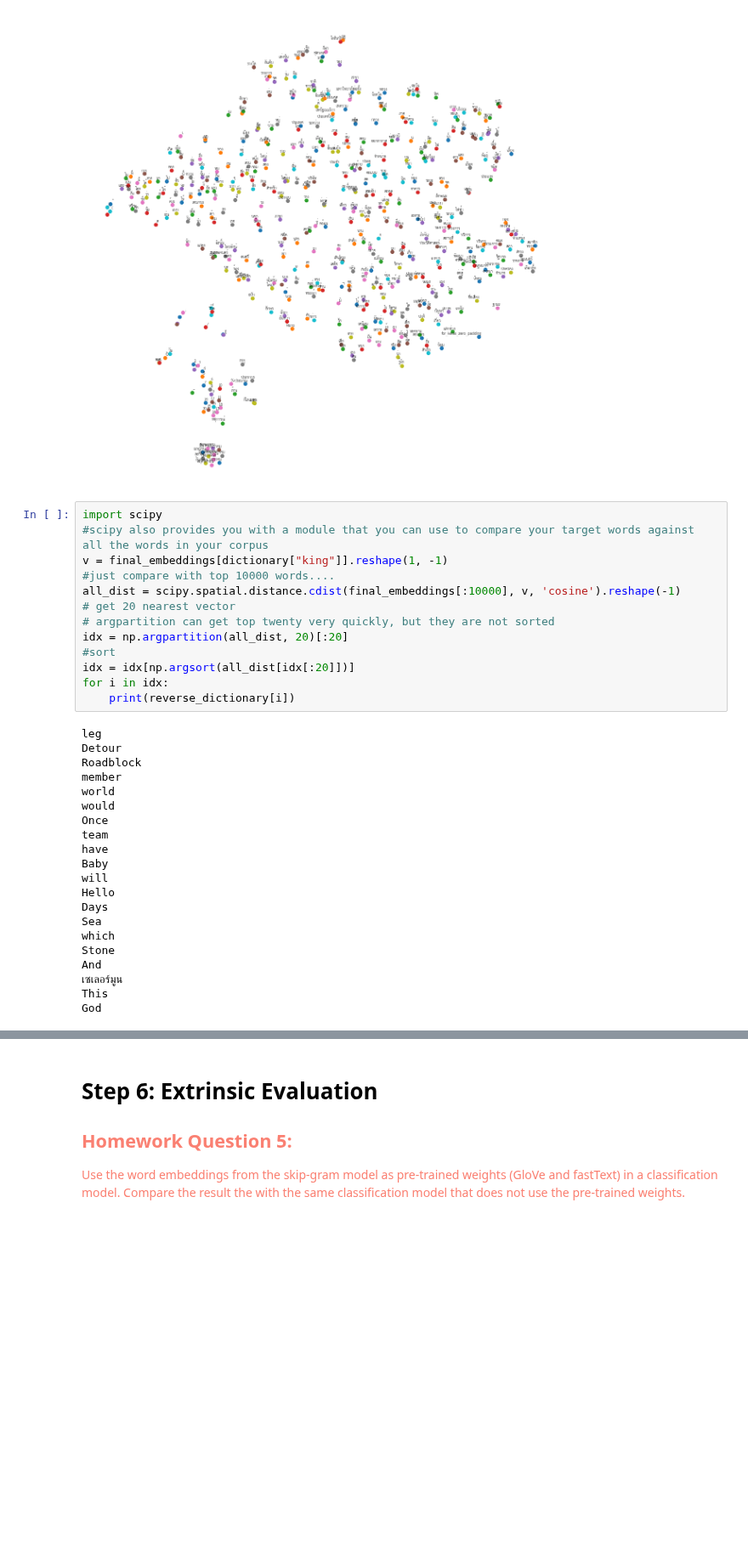
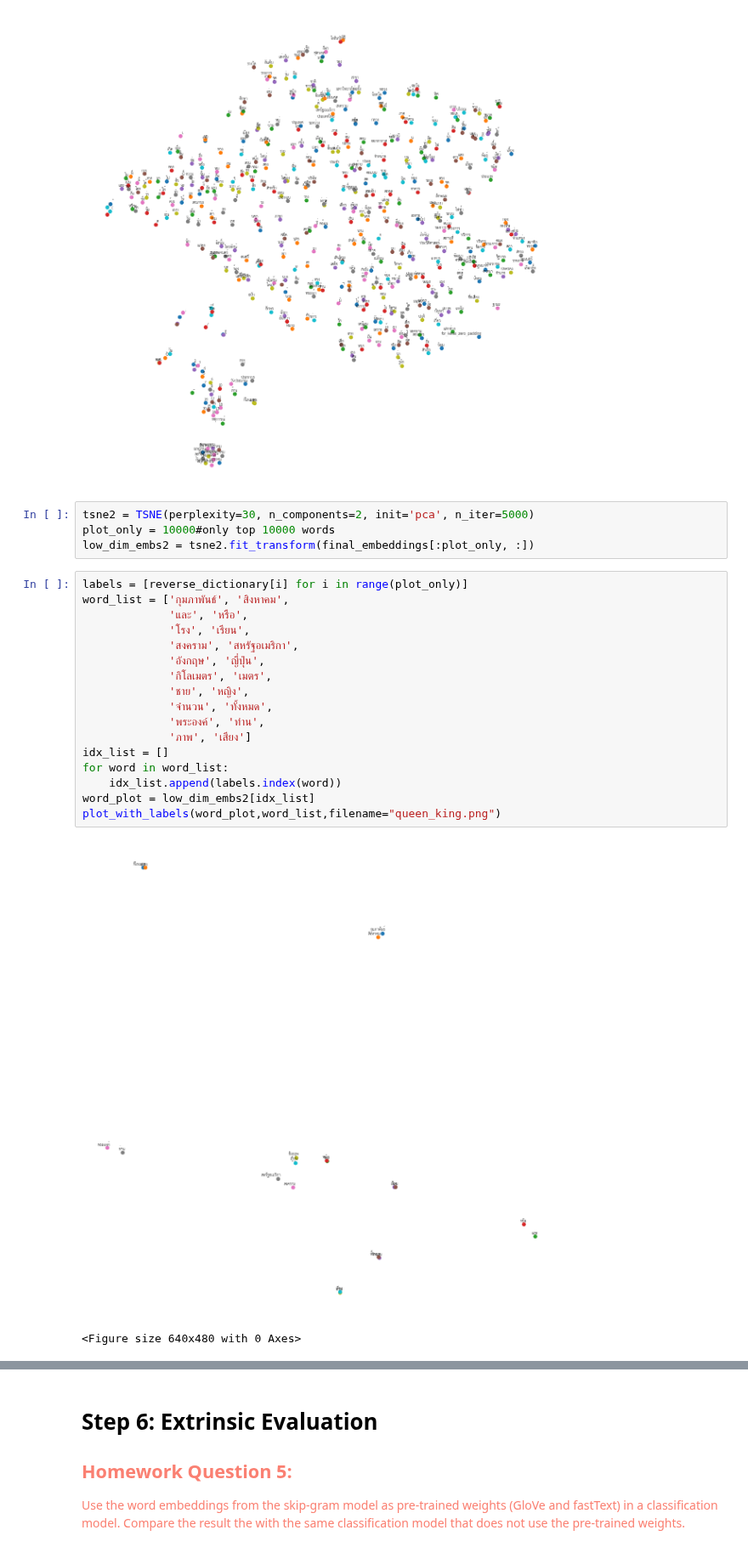
Before and after one commit to AthimetA/FRA501_Natural_Language_Processing, a Jupyter notebook: Homework/HW2/HW2.2-WordRepresentation.ipynb, the cells around one changed output, grey strips where cells are left out. Shown at 85% size. Cells and saved outputs as stored; diff of their text form; blank space fills up the shorter version.

```diff
--- a/Homework/HW2/HW2.2-WordRepresentation.ipynb
+++ b/Homework/HW2/HW2.2-WordRepresentation.ipynb
@@ -318,37 +318,27 @@ labels = [reverse_dictionary[i] for i in range(plot_only)]
 plot_with_labels(low_dim_embs, labels)
 # %% [output]
 [figure]
-# %%
-import scipy
-#scipy also provides you with a module that you can use to compare your target words against all the words in your corpus
-v = final_embeddings[dictionary["king"]].reshape(1, -1)
-#just compare with top 10000 words....
-all_dist = scipy.spatial.distance.cdist(final_embeddings[:10000], v, 'cosine').reshape(-1)
-# get 20 nearest vector
-# argpartition can get top twenty very quickly, but they are not sorted
-idx = np.argpartition(all_dist, 20)[:20]
-#sort
-idx = idx[np.argsort(all_dist[idx[:20]])]
-for i in idx:
-    print(reverse_dictionary[i])
-# %% [output]
-leg
-Detour
-Roadblock
-member
-world
-would
-Once
-team
-have
-Baby
-will
-Hello
-Days
-Sea
-which
-Stone
-And
-เซเลอร์มูน
-This
-God
+# %%
+tsne2 = TSNE(perplexity=30, n_components=2, init='pca', n_iter=5000)
+plot_only = 10000#only top 10000 words
+low_dim_embs2 = tsne2.fit_transform(final_embeddings[:plot_only, :])
+# %%
+labels = [reverse_dictionary[i] for i in range(plot_only)]
+word_list = ['กุมภาพันธ์', 'สิงหาคม',
+             'และ', 'หรือ',
+             'โรง', 'เรียน',
+             'สงคราม', 'สหรัฐอเมริกา',
+             'อังกฤษ', 'ญี่ปุ่น',
+             'กิโลเมตร', 'เมตร',
+             'ชาย', 'หญิง',
+             'จำนวน', 'ทั้งหมด',
+             'พระองค์', 'ท่าน',
+             'ภาพ', 'เสียง']
+idx_list = []
+for word in word_list:
+    idx_list.append(labels.index(word))
+word_plot = low_dim_embs2[idx_list]
+plot_with_labels(word_plot,word_list,filename="queen_king.png")
+# %% [output]
+[figure, added]
+<Figure size 640x480 with 0 Axes>
```
Also changed, not shown: parts of 1 cell of this notebook, 1 other file.
